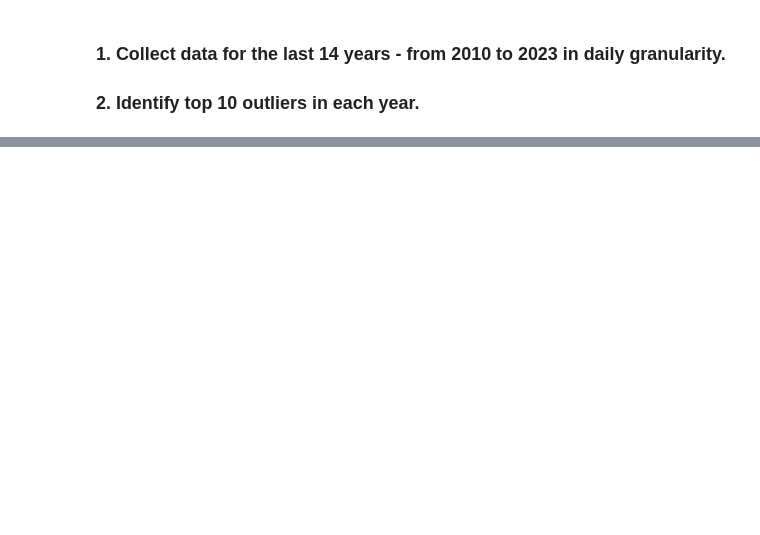
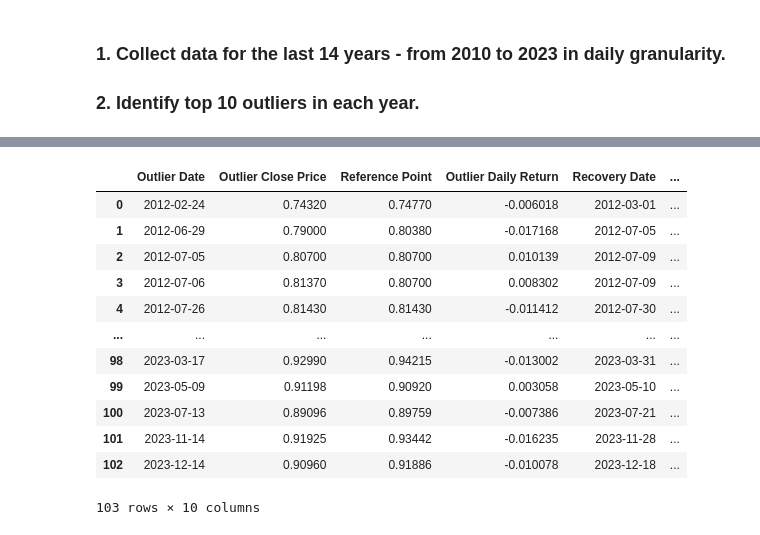
Before and after one commit to priyakundu159/Outliers-and-Crisis-Detection, a Jupyter notebook: Approach_3_reversion.ipynb, the cells around one changed output, grey strips where cells are left out. Saved outputs shown, nothing was run; the diff lists cells and outputs as text; code cells hidden in the pictures; blank space fills up the shorter version.

```diff
--- a/Approach_3_reversion.ipynb
+++ b/Approach_3_reversion.ipynb
@@ -276,3 +287,18 @@ print(recovery_data)
 recovery_data.to_csv("/Users/nachiketkhare/Downloads/outlier_recovery_data.csv")
 # %%
 # recovery_data_test.to_csv("/Users/nachiketkhare/Downloads/outlier_recovery_data_test.csv")
+recovery_data
+# %% [output]
+|  | Outlier Date | Outlier Close Price | Reference Point | Outlier Daily Return | Recovery Date | ... |
+| 0 | 2012-02-24 | 0.74320 | 0.74770 | -0.006018 | 2012-03-01 | ... |
+| 1 | 2012-06-29 | 0.79000 | 0.80380 | -0.017168 | 2012-07-05 | ... |
+| 2 | 2012-07-05 | 0.80700 | 0.80700 | 0.010139 | 2012-07-09 | ... |
+| 3 | 2012-07-06 | 0.81370 | 0.80700 | 0.008302 | 2012-07-09 | ... |
+| 4 | 2012-07-26 | 0.81430 | 0.81430 | -0.011412 | 2012-07-30 | ... |
+| ... | ... | ... | ... | ... | ... | ... |
+| 98 | 2023-03-17 | 0.92990 | 0.94215 | -0.013002 | 2023-03-31 | ... |
+| 99 | 2023-05-09 | 0.91198 | 0.90920 | 0.003058 | 2023-05-10 | ... |
+| 100 | 2023-07-13 | 0.89096 | 0.89759 | -0.007386 | 2023-07-21 | ... |
+| 101 | 2023-11-14 | 0.91925 | 0.93442 | -0.016235 | 2023-11-28 | ... |
+| 102 | 2023-12-14 | 0.90960 | 0.91886 | -0.010078 | 2023-12-18 | ... |
+103 rows × 10 columns
```
Also changed, not shown: parts of 7 cells of this notebook.
